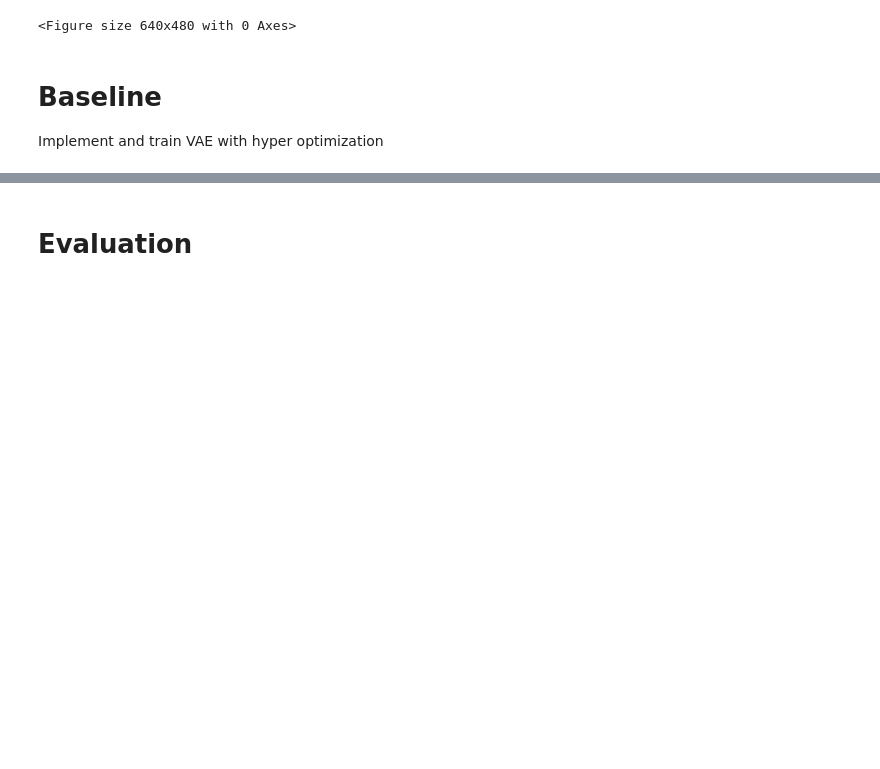
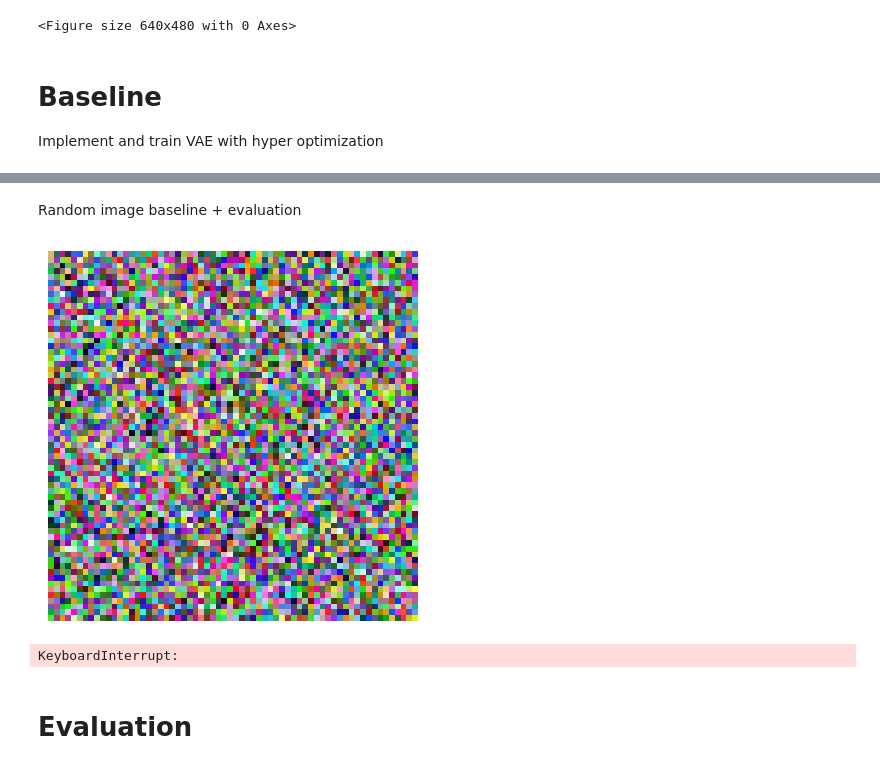
Before and after one commit to asztrikx/bme-diffusion-model, a Jupyter notebook: main.ipynb, the cells around one changed output, grey strips where cells are left out. Drawn from its saved outputs; the diff is of its cells as text; code cells hidden in the pictures; blank space fills up the shorter version.

```diff
--- a/main.ipynb
+++ b/main.ipynb
@@ -581,3 +583,30 @@ NameError: name 'exit' is not defined
+# %% [markdown]
+Random image baseline + evaluation
+# %%
+val_size = len(flowers_dm.val_dataset)
+height = flowers_dm.val_dataset[0].shape[1]
+width = flowers_dm.val_dataset[0].shape[2]
+
+random_images = torch.randint(0, 255, (val_size, 3, height, width), dtype=torch.uint8)
+plt.imshow(random_images[0].view(height, width, 3))
+plt.axis('off')
+plt.show()
+
+from torchmetrics.image.fid import FrechetInceptionDistance
+from torchmetrics.image.inception import InceptionScore
+
+# TODO memory overflow
+fid = FrechetInceptionDistance(feature=64)
+fid.update(torch.stack(flowers_dm.val_dataset,dim=0).to(torch.uint8), real=True)
+fid.update(random_generated, real=False)
+print(f"FID: {fid.compute()}")
+
+inception = InceptionScore()
+inception.update(random_images)
+print(f"Inception (mean, std): {inception.compute()}")
+# %% [output]
+[figure, added]
+KeyboardInterrupt:
 # %%
 # If previous run is interrupted
 wandb.finish()
```
Also changed, not shown: parts of 3 cells of this notebook.
